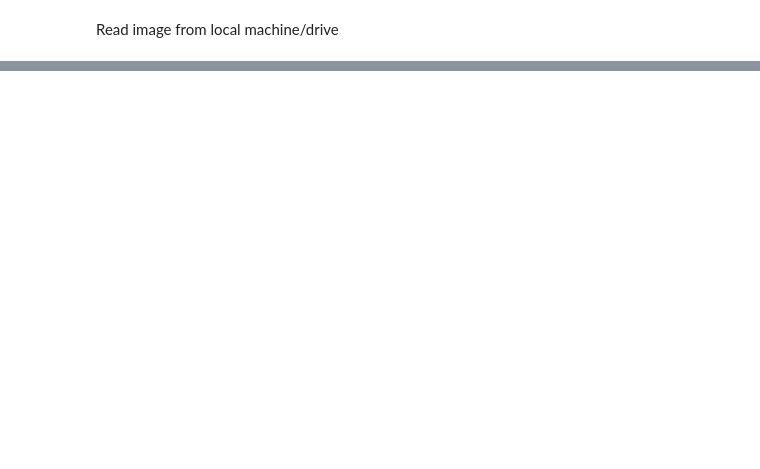
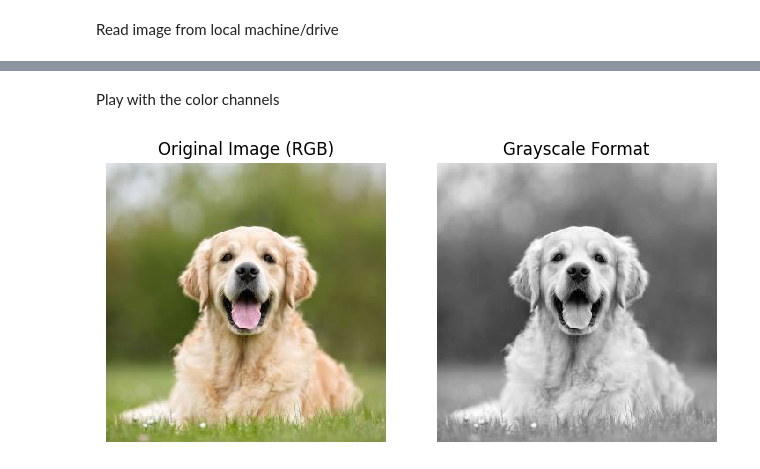
Before and after one commit to sikha2552/Towards_Data_science_Blog1, a Jupyter notebook: Part1.ipynb, the cells around one changed output, grey strips where cells are left out. Saved outputs shown, nothing was run; the diff lists cells and outputs as text; code cells hidden in the pictures; blank space fills up the shorter version.

```diff
--- a/Part1.ipynb
+++ b/Part1.ipynb
@@ -55,0 +88,14 @@ plt.show()
+# %% [markdown]
+Play with the color channels
+# %%
+from skimage.color import rgb2gray,rgb2hsv,rgb2yuv,rgb2ycbcr
+im_gray=rgb2gray(im)
+plt.subplot(121), imshow(im)
+plt.axis('off')
+plt.title('Original Image (RGB)')
+plt.subplot(122), imshow(im_gray)
+plt.axis('off')
+plt.title('Grayscale Format')
+plt.show()
+# %% [output]
+[figure, added]
```
Also changed, not shown: parts of 15 cells of this notebook.
